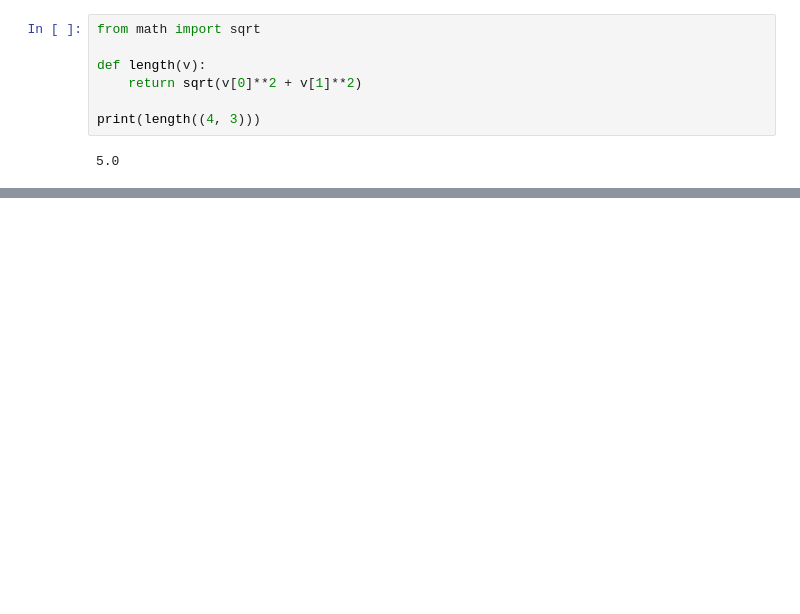
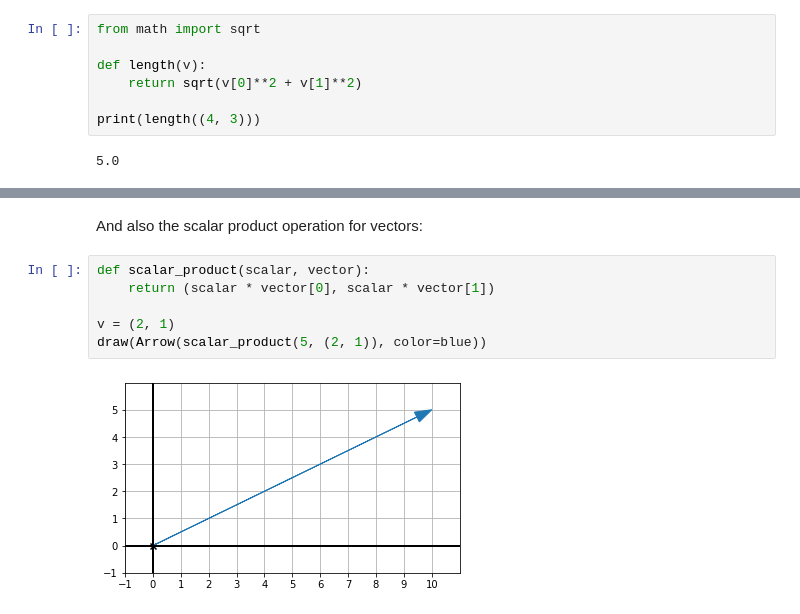
Before and after one commit to sergiofgonzalez/math-workbench, a Jupyter notebook: 01-vectors-in-the-2d-plane/02-vector-arithmetics-notebook/vector_arithmetics.ipynb, the cells around one changed output, grey strips where cells are left out. Saved outputs shown, nothing was run; the diff lists cells and outputs as text; blank space fills up the shorter version.

```diff
--- a/01-vectors-in-the-2d-plane/02-vector-arithmetics-notebook/vector_arithmetics.ipynb
+++ b/01-vectors-in-the-2d-plane/02-vector-arithmetics-notebook/vector_arithmetics.ipynb
@@ -118,0 +161,10 @@ print(length((4, 3)))
+# %% [markdown]
+And also the scalar product operation for vectors:
+# %%
+def scalar_product(scalar, vector):
+    return (scalar * vector[0], scalar * vector[1])
+
+v = (2, 1)
+draw(Arrow(scalar_product(5, (2, 1)), color=blue))
+# %% [output]
+[figure, added]
```
Also changed, not shown: parts of 18 cells of this notebook, 2 other files.
